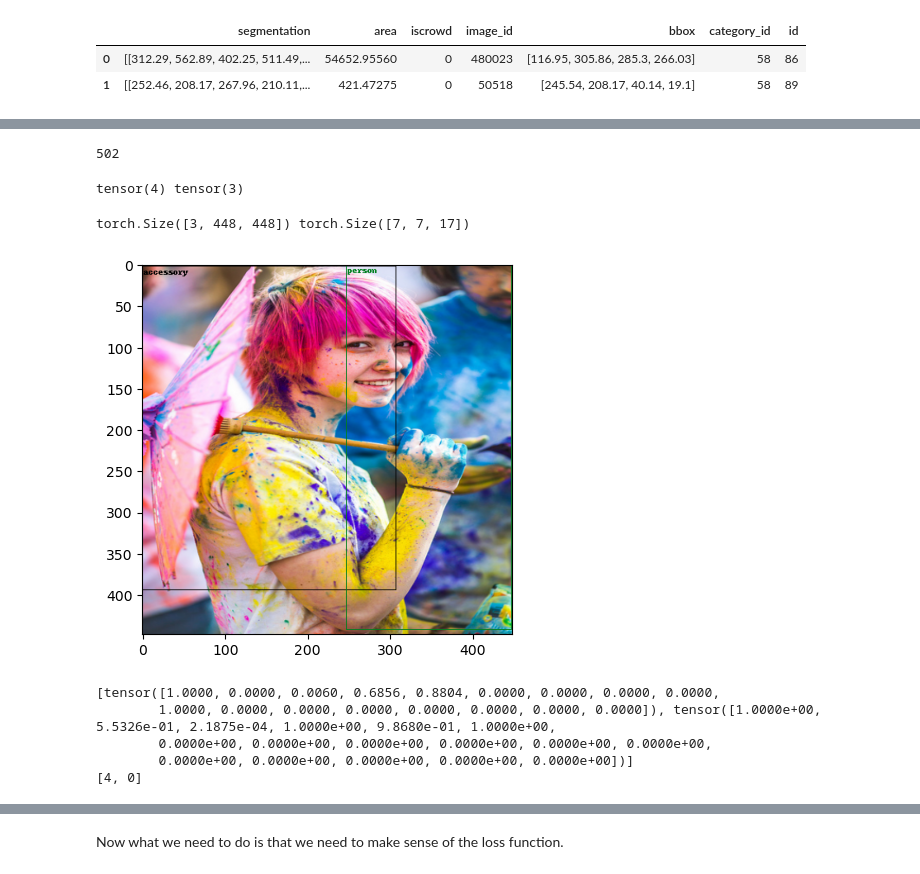
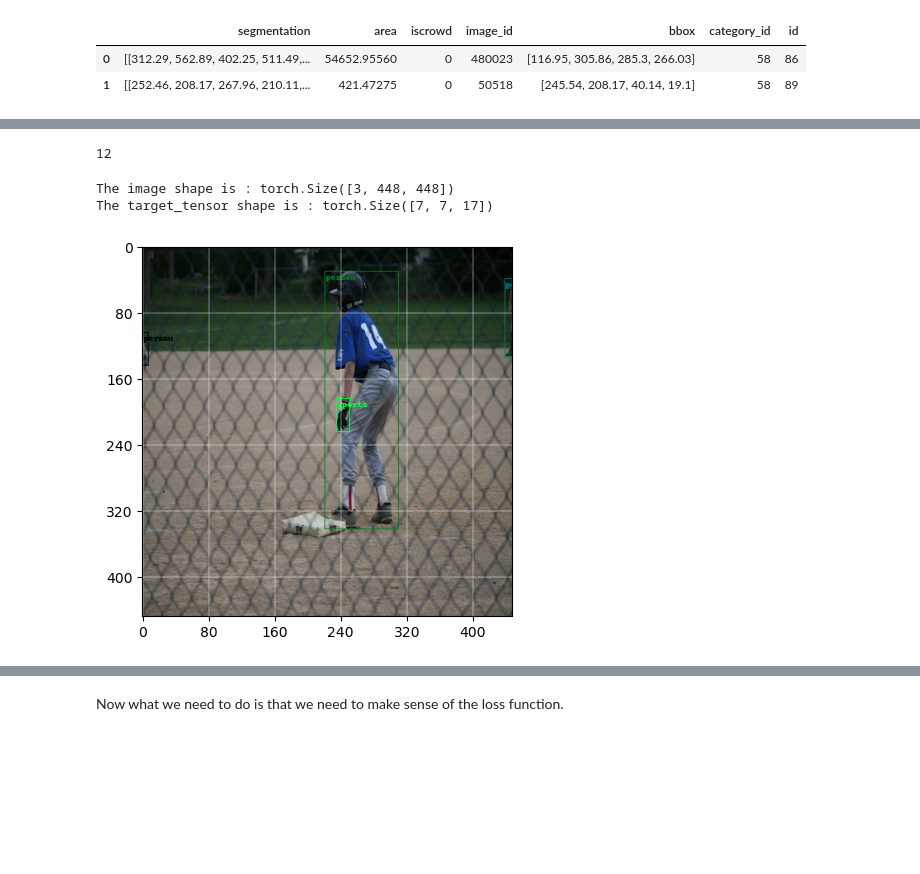
Before and after one commit to anantinfinity9796/coco, a Jupyter notebook: coco_full/kaggle_recent.ipynb, the cells around one changed output, grey strips where cells are left out. Drawn from its saved outputs; the diff is of its cells as text; code cells hidden in the pictures; blank space fills up the shorter version.

```diff
--- a/coco_full/kaggle_recent.ipynb
+++ b/coco_full/kaggle_recent.ipynb
@@ -217,7 +217,7 @@ class CocoDataset(Dataset):
         out = torch.cat((new,x ), axis = 1)
 
         target_tensor = self.make_target_tensor(out)
-        assert target_tensor.shape == (7,7,17)
+        # assert target_tensor.shape == (7,7,17)
 
 
         return image_array,target_tensor
@@ -254,51 +254,45 @@ class CocoDataset(Dataset):
             out = torch.cat((new,x), axis = 1)
             return image_array, out, category_names_list
 # %%
-test_coco = CocoDataset(data_df=new_captions_df,is_test = True, transforms=manual_transforms, test_percent=0.8)
+test_coco = CocoDataset(data_df=new_captions_df,is_test = True, transforms=manual_transforms, test_percent=0.08)
 # val_coco = CocoDataset(data_df=new_captions_df,is_val = True, transforms=manual_transforms)
 # train_coco = CocoDataset(data_df=new_captions_df,is_val = True, transforms=manual_transforms)
 
-test_coco_dataloader = DataLoader(dataset=test_coco,shuffle=True, pin_memory=True,batch_size = 4)
+test_coco_dataloader = DataLoader(dataset=test_coco,shuffle=False, pin_memory=True,batch_size = 4, drop_last = True)
 # val_coco_dataloader = DataLoader(dataset=val_coco,shuffle = True, pin_memory=True,num_workers=2,batch_size = 1)
 # train_coco_dataloader = DataLoader(dataset = train_coco, shuffle = True, pin_memory=True,num_workers=2,batch_size = 1)
 # %%
 len(test_coco_dataloader)
 # %% [output]
-502
+12
-# %%
-x = torch.tensor([1,2,3,4])
-p, y = torch.max(x, dim=0)
-print(p,y)
-# %% [output]
-tensor(4) tensor(3)
 # %%
-image,targets = test_coco[7]
-print(image.shape, targets.shape)
+image,targets = test_coco[9]
+print(f"The image shape is : {image.shape}")
+print(f"The target_tensor shape is : {targets.shape}")
 
 objects_list = []
 class_names_list = []
 for target in targets:
     for box in target:
         if box.sum().item() == 0:
             continue
         else:
             objects_list.append(box)
 
             values, indices = torch.max(box[5:], dim=0)
             class_names_list.append(enum_super_categories[indices.item()])
 
+
+fig, ax = plt.subplots()
 object_tensor = torch.stack(objects_list)
 plot_image = torchvision.utils.draw_bounding_boxes((image*255).to(torch.uint8), object_tensor[:,1:5]*448.0, labels=class_names_list)
-ax = plt.imshow(plot_image.permute(1,2,0).numpy())
+ax.imshow(plot_image.permute(1,2,0).numpy())
+# x_ticks = [i*64 for i in range(1,6)]
+# y_ticks = [i*64 for i in range(1,6)]
+ax.xaxis.set_major_locator(plt.MaxNLocator(7))  # Set the number of x-axis grid lines
+ax.yaxis.set_major_locator(plt.MaxNLocator(7))  # Set the number of y-axis grid lines
+ax.grid(visible=True,which='both', color = 'w', linestyle='-', linewidth=0.3)
 # %% [output]
-torch.Size([3, 448, 448]) torch.Size([7, 7, 17])
+The image shape is : torch.Size([3, 448, 448])
+The target_tensor shape is : torch.Size([7, 7, 17])
-[figure, old version]
+[figure, new version]
-# %%
-print(objects_list)
-print(class_names_list)
-# %% [output]
-[tensor([1.0000, 0.0000, 0.0060, 0.6856, 0.8804, 0.0000, 0.0000, 0.0000, 0.0000,
-        1.0000, 0.0000, 0.0000, 0.0000, 0.0000, 0.0000, 0.0000, 0.0000]), tensor([1.0000e+00, 5.5326e-01, 2.1875e-04, 1.0000e+00, 9.8680e-01, 1.0000e+00,
-        0.0000e+00, 0.0000e+00, 0.0000e+00, 0.0000e+00, 0.0000e+00, 0.0000e+00,
-        0.0000e+00, 0.0000e+00, 0.0000e+00, 0.0000e+00, 0.0000e+00])]
-[4, 0]
```
Also changed, not shown: parts of 23 cells of this notebook.
